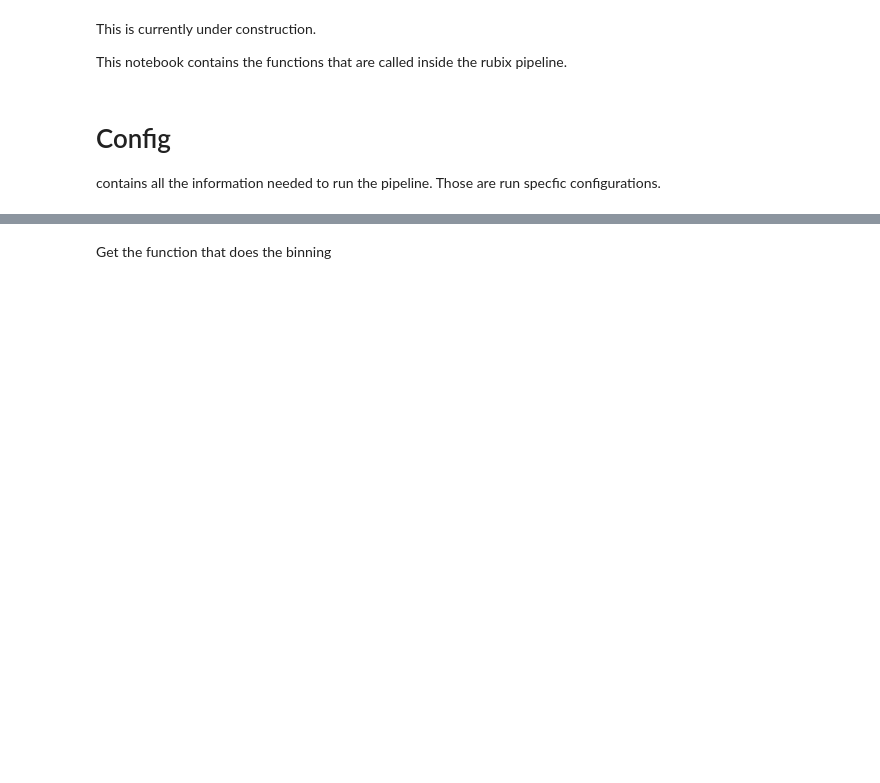
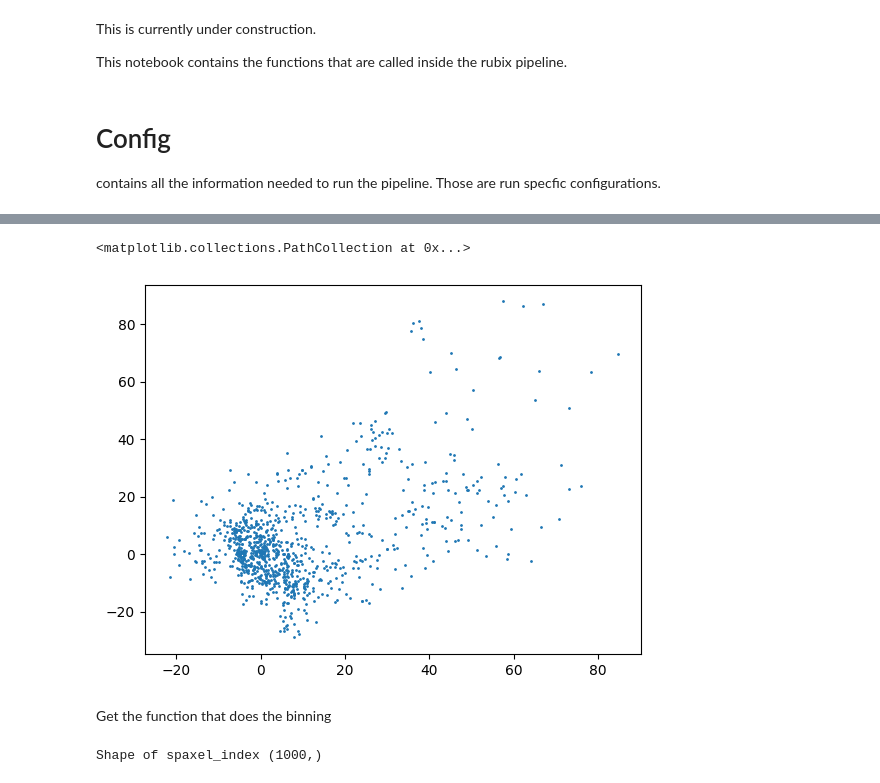
Before and after one commit to ufuk-cakir/rubix, a Jupyter notebook: notebooks/rubix_pipeline.ipynb, the cells around one changed output, grey strips where cells are left out. Cells and saved outputs as stored; diff of their text form; code cells hidden in the pictures; blank space fills up the shorter version.

Commit message:
code flexible to load only gas / stars or both

```diff
--- a/notebooks/rubix_pipeline.ipynb
+++ b/notebooks/rubix_pipeline.ipynb
@@ -18,7 +18,7 @@ config = {
         "name": "IllustrisAPI",
         "args": {
             "api_key": os.environ.get("ILLUSTRIS_API_KEY"),
-            "particle_type": ["gas"],
+            "particle_type": ["stars", "gas"],
             "simulation": "TNG50-1",
             "snapshot": 99,
             "save_data_path": "data",
@@ -26,8 +26,13 @@ config = {
 
         "load_galaxy_args": {
         "id": 11,
-        "reuse": True,
-        }
+        "reuse": False,
+        "overwrite": True
+        },
+        "subset": {
+            "use_subset": True,
+            "subset_size": 1000,
+        },
     },
     "simulation": {
         "name": "IllustrisTNG",
@@ -54,4 +59,10 @@ config = {
 from rubix.core.data import convert_to_rubix, prepare_input
 
 convert_to_rubix(config) # Convert the config to rubix format and store in output_path folder
-coords, vel, metallicity, mass, age = prepare_input(config) # Prepare the input for the pipeline
+#for gas and stars
+coords, vel, metalicity, mass, age, halfmass_r, gas_coords, gas_vel, gas_metallicity, gas_mass, gas_density, gas_hsml, gas_sfr, gas_internal_energy, gas_electron_abundance, gas_metals = prepare_input(config) # Prepare the input for the pipeline
+#for gas only
+#gas_coords, gas_vel, gas_metallicity, gas_mass, gas_density, gas_hsml, gas_sfr, gas_internal_energy, gas_electron_abundance, gas_metals, halfmass_r = prepare_input(config) # Prepare the input for the pipeline
+#for stars only
+#coords, vel, metalicity, mass, age, halfmass_r = prepare_input(config) # Prepare the input for the pipeline
+print(prepare_input(config))
@@ -58,11 +90,14 @@ coords, vel, metallicity, mass, age = prepare_input(config) # Prepare the input
 # %%
 # NBVAL_SKIP
 import matplotlib.pyplot as plt
 # Make a scatter plot
 n_subset = 10000
-subset = coords[:n_subset]
+subset = gas_coords[:n_subset]
 
 plt.scatter(subset[:,0], subset[:,1], s=1)
+# %% [output]
+<matplotlib.collections.PathCollection at 0x...>
+[figure, added]
 # %% [markdown]
 Get the function that does the binning
 # %%
@@ -78,6 +113,8 @@ edges = get_spatial_bin_edges(config)
 spaxel_index = bin_particles(coords)
 
 print("Shape of spaxel_index", spaxel_index.shape)
+# %% [output]
+Shape of spaxel_index (1000,)
 # %%
 # NBVAL_SKIP
 # Calculate binned image
```
Also changed, not shown: parts of 2 cells of this notebook, 1 other file.
